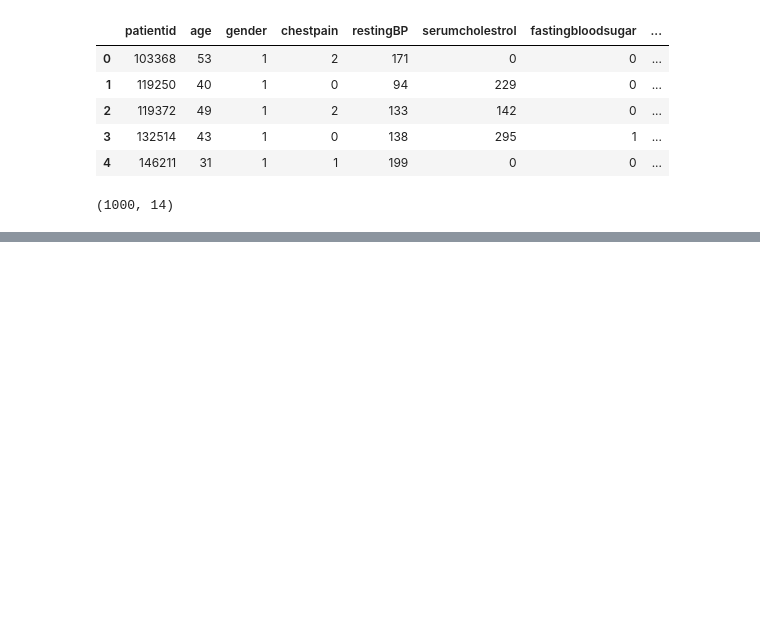
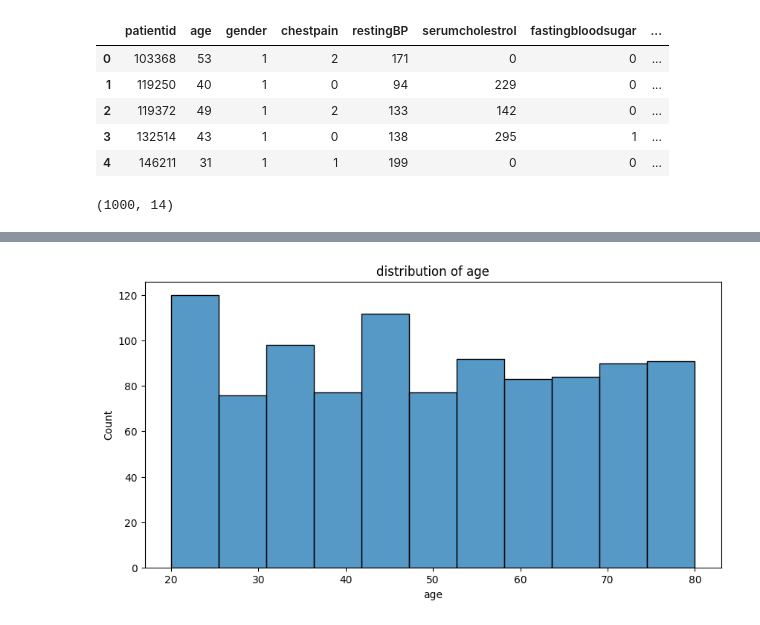
Before and after one commit to Teegee2000/cardiovascular-disease-predictions-leveraging-supervised-and-ensemble-machine-learning-models, a Jupyter notebook: cardiovascular_disease.ipynb, the cells around one changed output, grey strips where cells are left out. Drawn from its saved outputs; the diff is of its cells as text; code cells hidden in the pictures; blank space fills up the shorter version.

Commit message:
visualizing the columns in the dataset( in order to have insight on some key things in the dataset like age, gender and target variable)

```diff
--- a/cardiovascular_disease.ipynb
+++ b/cardiovascular_disease.ipynb
@@ -32,0 +85,8 @@ df.shape
+# %%
+# distribution of age
+plt.figure(figsize=(10,5))
+sns.histplot(df['age'])
+plt.title('distribution of age')
+plt.show()
+# %% [output]
+[figure, added]
```
Also changed, not shown: parts of 12 cells of this notebook.
